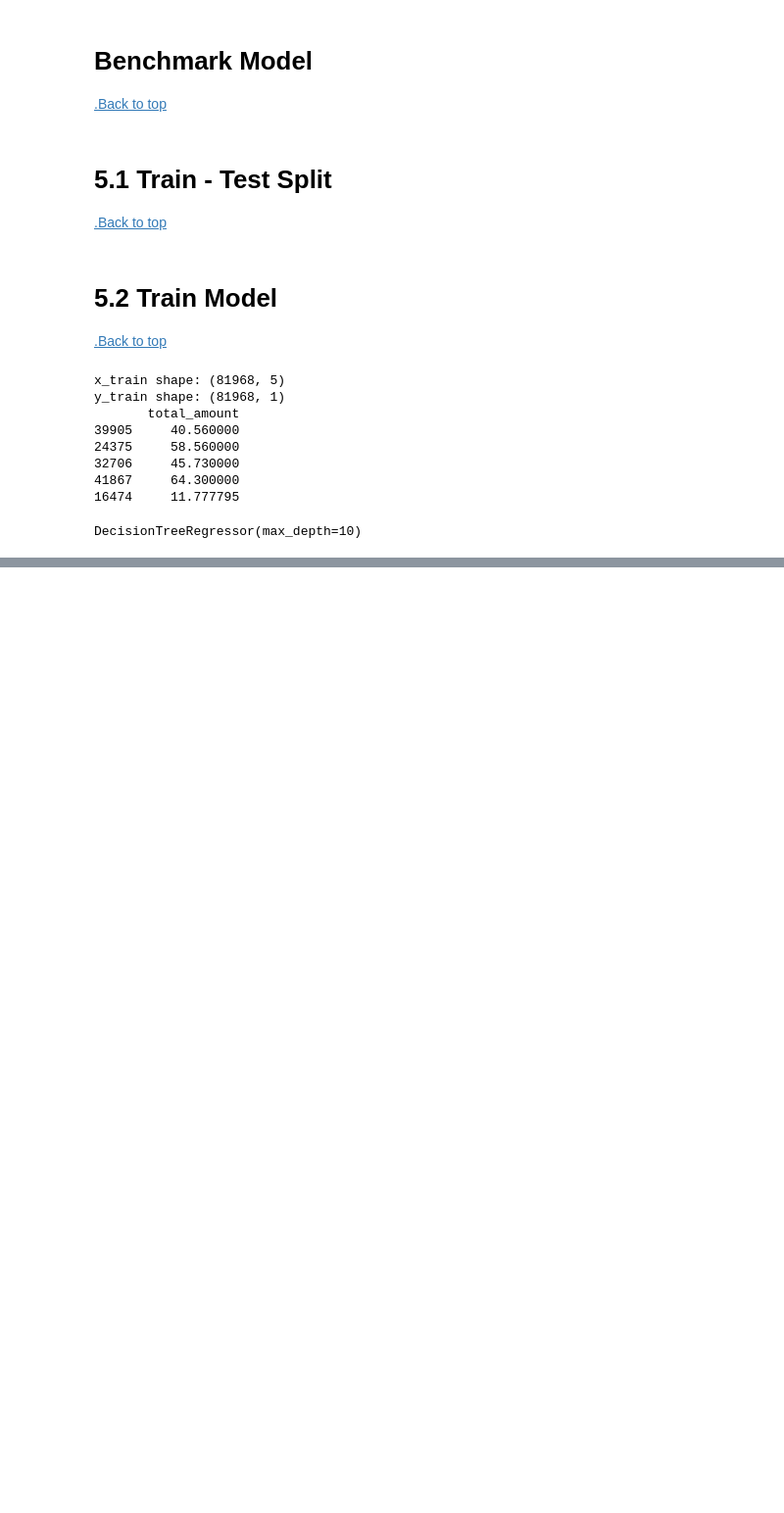
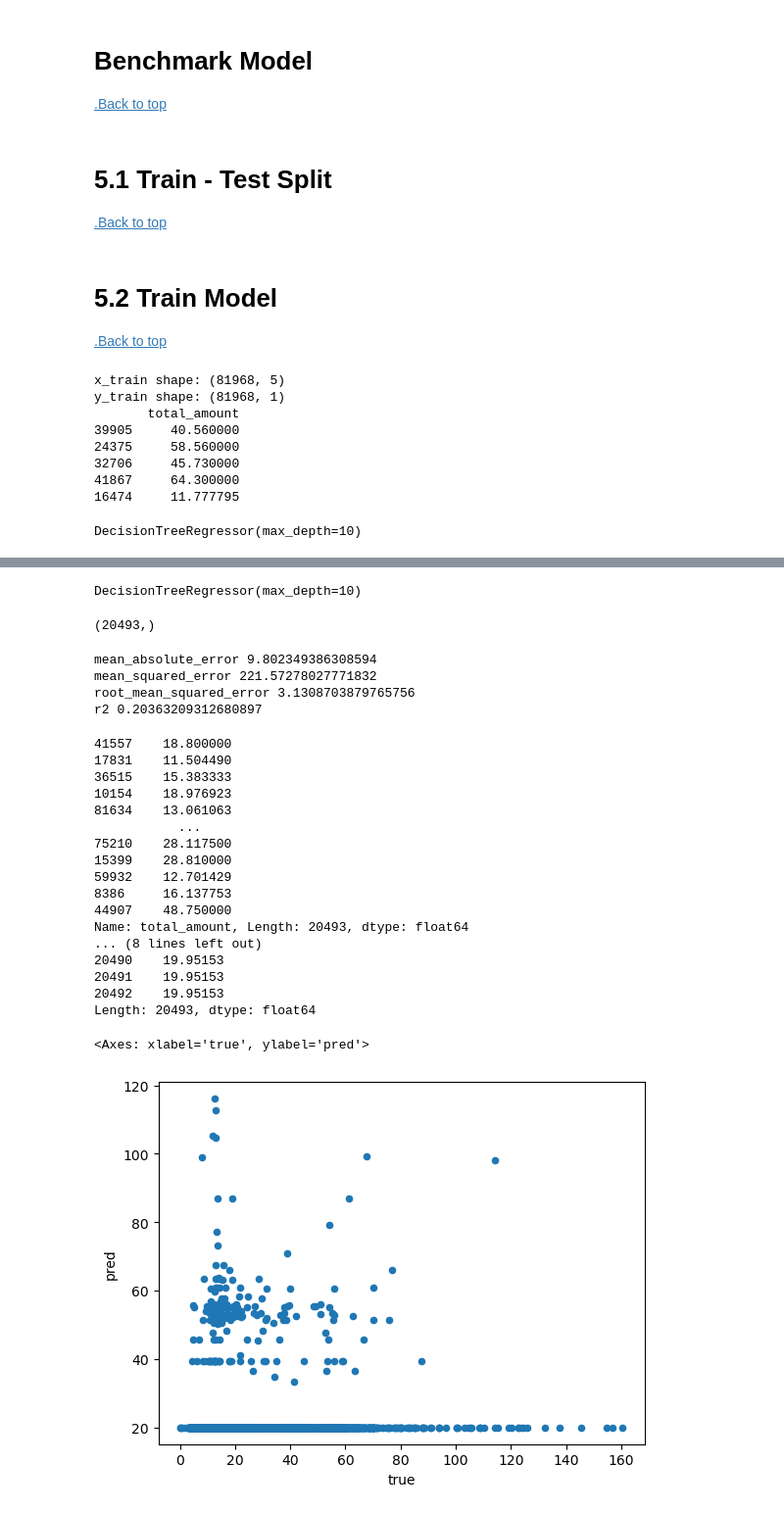
Before and after one commit to Alfej/Taxi-Data-Analysis, a Jupyter notebook: Presentable Notebook.ipynb, the cells around one changed output, grey strips where cells are left out. Shown: that part at 98% size. Drawn from its saved outputs; the diff is of its cells as text; code cells hidden in the pictures; blank space fills up the shorter version.

```diff
--- a/Presentable Notebook.ipynb
+++ b/Presentable Notebook.ipynb
@@ -431,0 +490,6 @@ DecisionTreeRegressor(max_depth=10)
+# %%
+Data_for_fixing_model = texi_grouped_by_region_df.copy()
+# %%
+Categorical_features = ['PULocationID','transaction_year','transaction_month','transaction_day']
+input_features = Categorical_features
+target_features = ['total_amount']
@@ -431,0 +507,73 @@ DecisionTreeRegressor(max_depth=10)
+# %%
+from sklearn.tree import DecisionTreeRegressor
+
+# Assuming `input_features` contains features and `target_feature` contains the target variable name
+# train_data = Data_for_benchmark_model[input_features]
+# target_data = Data_for_benchmark_model[target_features]
+
+# # Splitting the data into training and testing sets
+
+
+# # Checking the shapes of the training data
+# print("x_train shape:", x_train.shape)
+# print("y_train shape:", y_train.shape)
+# print( y_train.head())
+
+# If needed, encode categorical variables in y_train
+x_train = pd.get_dummies(x_train)
+
+x_train, x_test, y_train, y_test = train_test_split(train_data, target_data, test_size=0.2, random_state=42)
+# Creating and fitting the decision tree regressor model
+model = DecisionTreeRegressor(max_depth=10)
+model.fit(x_train, y_train)
+# %% [output]
+DecisionTreeRegressor(max_depth=10)
+# %%
+from sklearn.metrics import mean_absolute_error,mean_squared_error, r2_score
+from math import sqrt
+
+model_creatd = model
+y_predict = model.predict(x_test)
+print(y_predict.shape)
+# %% [output]
+(20493,)
+# %%
+print('mean_absolute_error',mean_absolute_error(y_test,y_predict))
+print('mean_squared_error',mean_squared_error(y_test,y_predict))
+print('root_mean_squared_error',sqrt(mean_absolute_error(y_test,y_predict)))
+print('r2',r2_score(y_test,y_predict))
+# %% [output]
+mean_absolute_error 9.802349386308594
+mean_squared_error 221.57278027771832
+root_mean_squared_error 3.1308703879765756
+r2 0.20363209312680897
+# %%
+y_test_series = pd.Series(y_test.squeeze())
+y_predict_series = pd.Series(y_predict.squeeze())
+
+print(y_test_series)
+print(y_predict_series)
+data = {'true': y_test_series, 'pred': y_predict_series}
+results = pd.DataFrame(data)
+
+results.plot(kind = 'scatter', x='true', y= 'pred')
+# %% [output]
+41557    18.800000
+17831    11.504490
+36515    15.383333
+10154    18.976923
+81634    13.061063
+           ...
+75210    28.117500
+15399    28.810000
+59932    12.701429
+8386     16.137753
+44907    48.750000
+Name: total_amount, Length: 20493, dtype: float64
+... (8 lines left out)
+20490    19.95153
+20491    19.95153
+20492    19.95153
+Length: 20493, dtype: float64
+<Axes: xlabel='true', ylabel='pred'>
+[figure, added]
```
Also changed, not shown: parts of 8 cells of this notebook.
